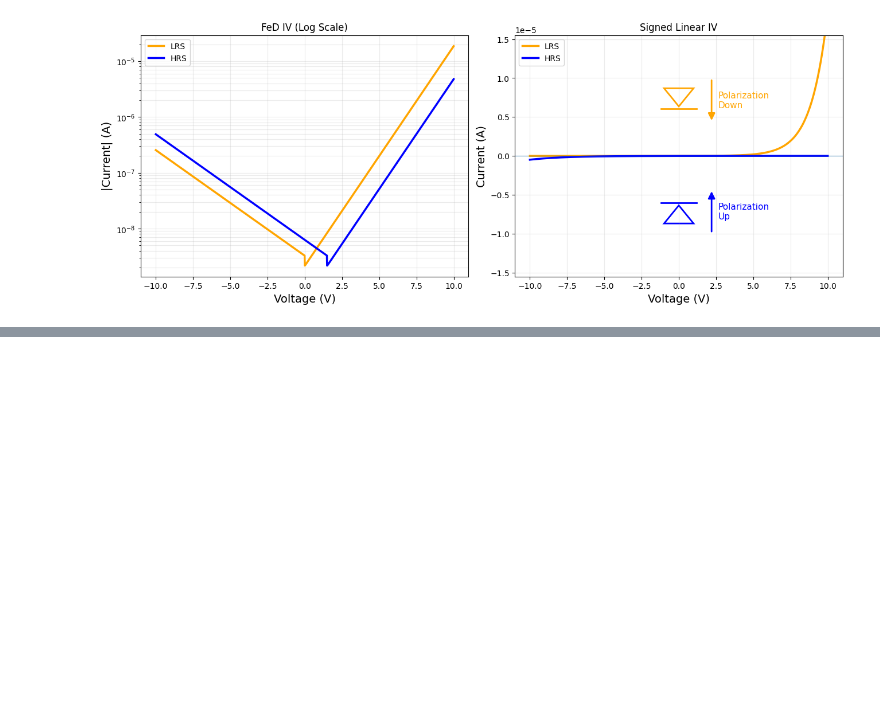
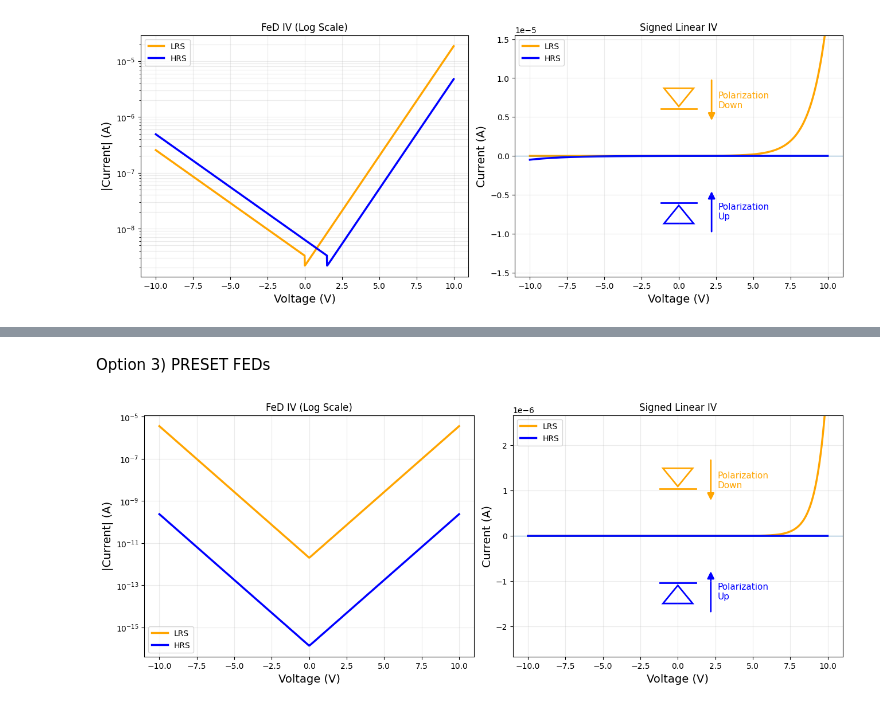
Before and after one commit to GPatton54/ferrodiode-crossbar, a Jupyter notebook: testing.ipynb, the cells around one changed output, grey strips where cells are left out. Saved outputs shown, nothing was run; the diff lists cells and outputs as text; code cells hidden in the pictures; blank space fills up the shorter version.

```diff
--- a/testing.ipynb
+++ b/testing.ipynb
@@ -49,0 +87,2 @@ plot_fed(fed, V, show_signed=True)
+# %% [markdown]
+Option 3) PRESET FEDs
@@ -49,0 +92,6 @@ plot_fed(fed, V, show_signed=True)
+# %%
+kim2024fed = fed_from_literature(name="kim_2024")
+# %%
+plot_fed(kim2024fed, V, show_signed=True)
+# %% [output]
+[figure, added]
```
Also changed, not shown: parts of 9 cells of this notebook.
